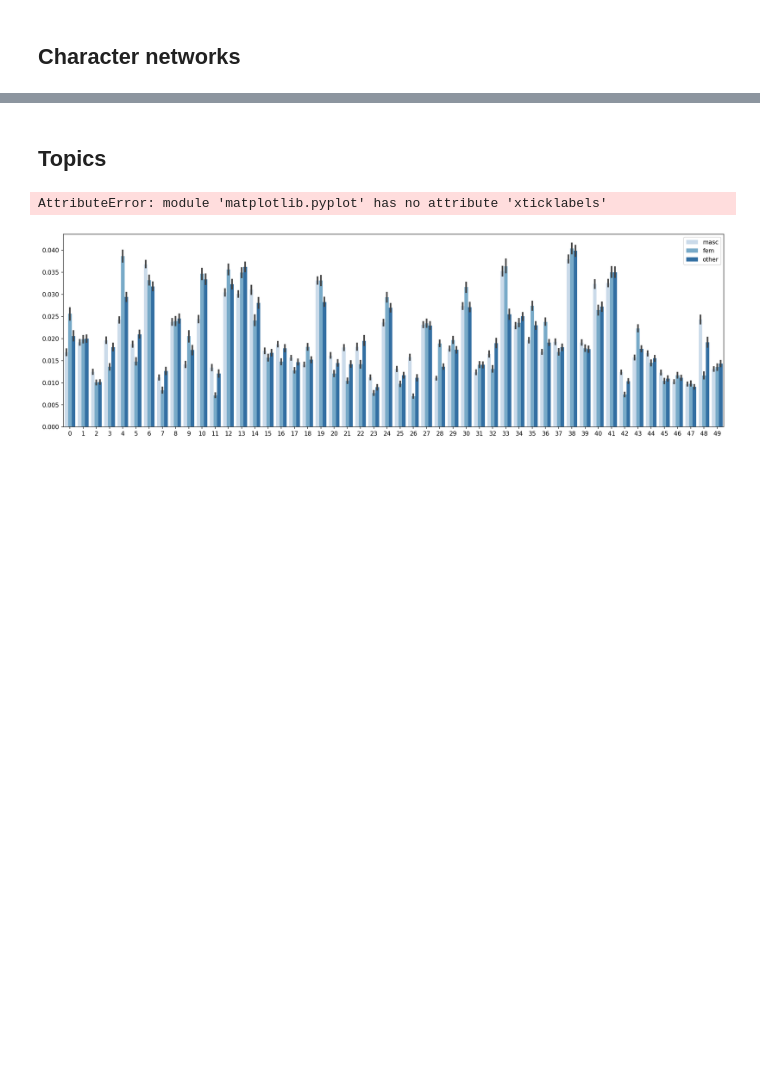
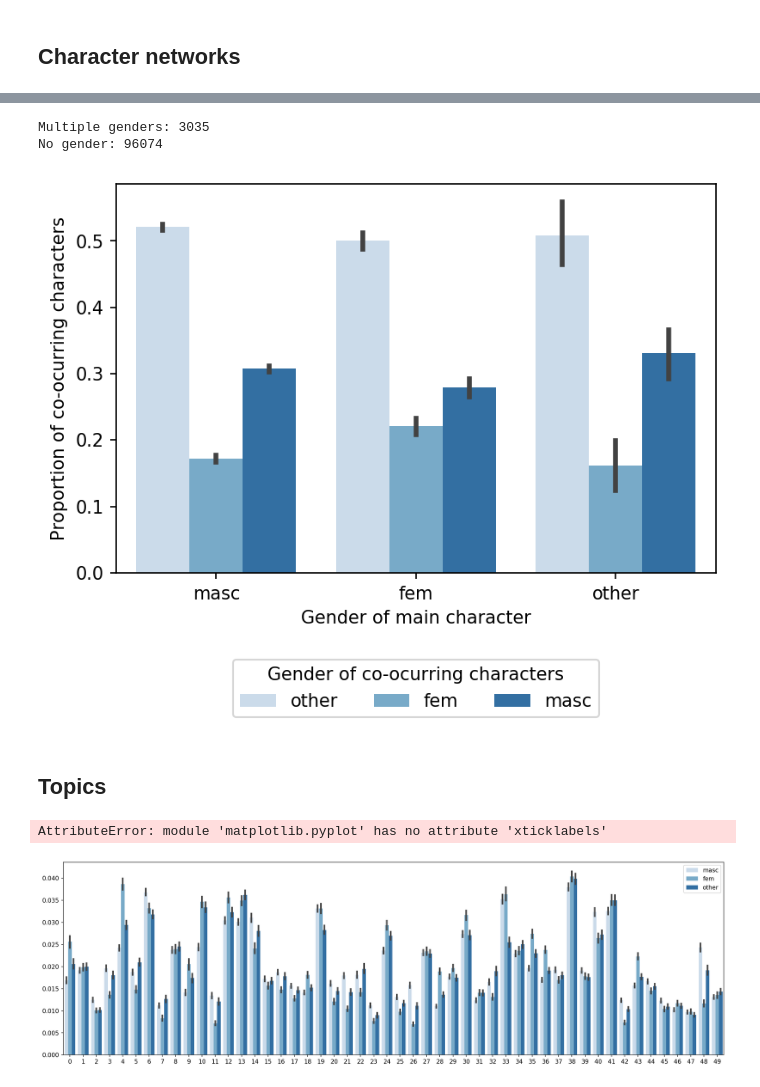
Before and after one commit to lucy3/gpt3_gender, a Jupyter notebook: code/character_viz.ipynb, the cells around one changed output, grey strips where cells are left out. Drawn from its saved outputs; the diff is of its cells as text; code cells hidden in the pictures; blank space fills up the shorter version.

```diff
--- a/code/character_viz.ipynb
+++ b/code/character_viz.ipynb
@@ -65,3 +164,15 @@ plt.show()
+# %%
+d = get_char_network(LOGS + 'orig_char_neighbors/')
+plt.figure(dpi=150)
+sns.barplot(x="main_gender", y="frac", palette="Blues", hue="neighbor_gender", data=d)
+plt.legend(title="Gender of co-ocurring characters", loc='upper center', bbox_to_anchor=(0.5, -0.2), ncol=3)
+plt.xlabel("Gender of main character")
+plt.ylabel("Proportion of co-ocurring characters")
+plt.show()
+# %% [output]
+Multiple genders: 3035
+No gender: 96074
+[figure, added]
 # %% [markdown]
 ## Topics
 # %%
```
Also changed, not shown: parts of 8 cells of this notebook, 2 other files.
